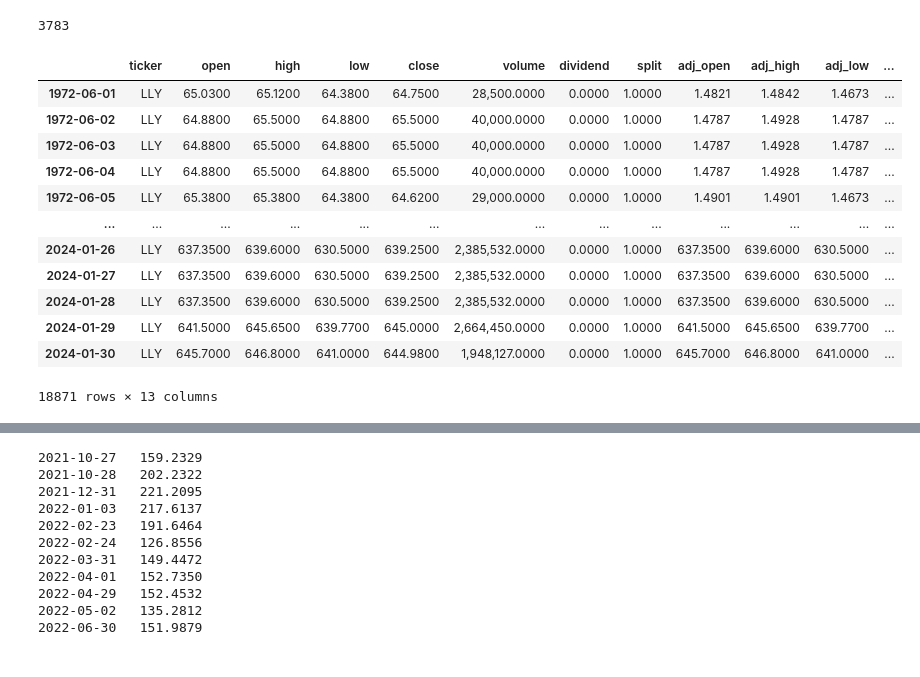
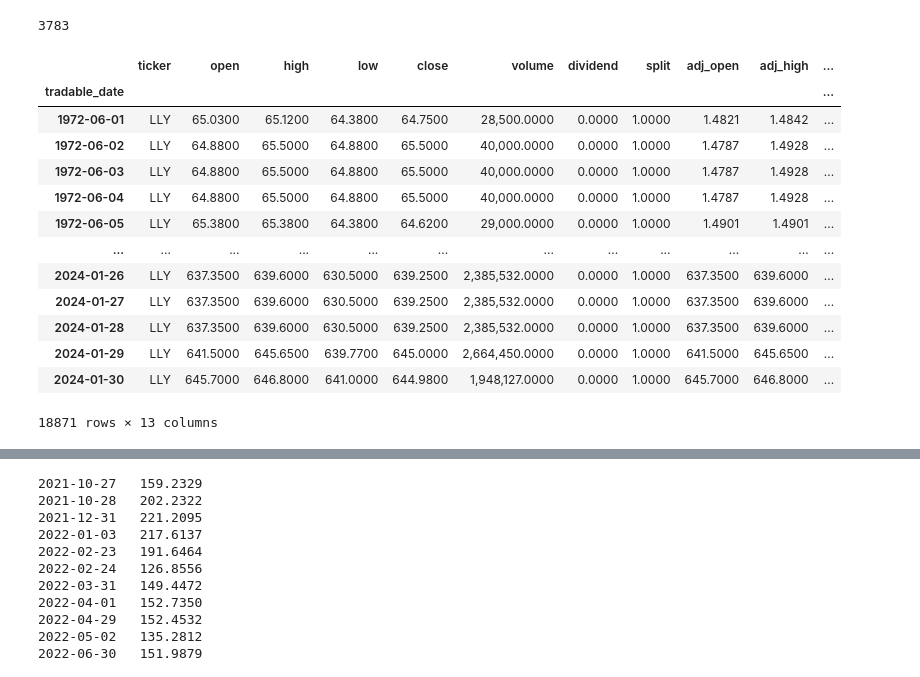
Before and after one commit to MrHumble-Bee/quantitative_trading_strategies, a Jupyter notebook: hw3_financialratioquantiles/hw3_financialratioquantiles.ipynb, the cells around one changed output, grey strips where cells are left out. Saved outputs shown, nothing was run; the diff lists cells and outputs as text; code cells hidden in the pictures.

```diff
--- a/hw3_financialratioquantiles/hw3_financialratioquantiles.ipynb
+++ b/hw3_financialratioquantiles/hw3_financialratioquantiles.ipynb
@@ -33,8 +33,8 @@ plt.style.use('ggplot')
 with open('api_key.txt', 'r') as file:
     API_KEY = file.read().strip()
 
-HOME_DIR = r'/Users/alexhuang/Documents/Academic/FINM 33150'
-# HOME_DIR = r'C:\Users\Alex\Desktop\Academic\UChicago\FINM 33150'
+# HOME_DIR = r'/Users/alexhuang/Documents/Academic/FINM 33150'
+HOME_DIR = r'C:\Users\Alex\Desktop\Academic\UChicago\FINM 33150'
 
 LOWER_DATE = '2016-01-01'
 UPPER_DATE = '2023-06-30'
@@ -624,21 +610,26 @@ len(valid_tickers)
 # %% [output]
 3783
 # %%
-# price_table = price_table.reindex(pd.date_range(start=price_table.index.min(), end=price_table.index.max(), freq='D'))
+if price_table.index.name and price_table.index.name != 'tradable_date':
+    price_table['date'] = pd.to_datetime(price_table['date'], format='%Y-%m-%d')
+    price_table.set_index('date', inplace=True)
+    price_table = price_table.reindex(pd.date_range(start=price_table.index.min(), end=price_table.index.max(), freq='D')).ffill()
+    price_table.index.name = 'tradable_date'
 price_table
 # %% [output]
-|  | ticker | open | high | low | close | volume | dividend | split | adj_open | adj_high | adj_low | ... |
-| 1972-06-01 | LLY | 65.0300 | 65.1200 | 64.3800 | 64.7500 | 28,500.0000 | 0.0000 | 1.0000 | 1.4821 | 1.4842 | 1.4673 | ... |
-| 1972-06-02 | LLY | 64.8800 | 65.5000 | 64.8800 | 65.5000 | 40,000.0000 | 0.0000 | 1.0000 | 1.4787 | 1.4928 | 1.4787 | ... |
-| 1972-06-03 | LLY | 64.8800 | 65.5000 | 64.8800 | 65.5000 | 40,000.0000 | 0.0000 | 1.0000 | 1.4787 | 1.4928 | 1.4787 | ... |
-| 1972-06-04 | LLY | 64.8800 | 65.5000 | 64.8800 | 65.5000 | 40,000.0000 | 0.0000 | 1.0000 | 1.4787 | 1.4928 | 1.4787 | ... |
-| 1972-06-05 | LLY | 65.3800 | 65.3800 | 64.3800 | 64.6200 | 29,000.0000 | 0.0000 | 1.0000 | 1.4901 | 1.4901 | 1.4673 | ... |
-| ... | ... | ... | ... | ... | ... | ... | ... | ... | ... | ... | ... | ... |
-| 2024-01-26 | LLY | 637.3500 | 639.6000 | 630.5000 | 639.2500 | 2,385,532.0000 | 0.0000 | 1.0000 | 637.3500 | 639.6000 | 630.5000 | ... |
-| 2024-01-27 | LLY | 637.3500 | 639.6000 | 630.5000 | 639.2500 | 2,385,532.0000 | 0.0000 | 1.0000 | 637.3500 | 639.6000 | 630.5000 | ... |
-| 2024-01-28 | LLY | 637.3500 | 639.6000 | 630.5000 | 639.2500 | 2,385,532.0000 | 0.0000 | 1.0000 | 637.3500 | 639.6000 | 630.5000 | ... |
-| 2024-01-29 | LLY | 641.5000 | 645.6500 | 639.7700 | 645.0000 | 2,664,450.0000 | 0.0000 | 1.0000 | 641.5000 | 645.6500 | 639.7700 | ... |
-| 2024-01-30 | LLY | 645.7000 | 646.8000 | 641.0000 | 644.9800 | 1,948,127.0000 | 0.0000 | 1.0000 | 645.7000 | 646.8000 | 641.0000 | ... |
+|  | ticker | open | high | low | close | volume | dividend | split | adj_open | adj_high | ... |
+| tradable_date |  |  |  |  |  |  |  |  |  |  | ... |
+| 1972-06-01 | LLY | 65.0300 | 65.1200 | 64.3800 | 64.7500 | 28,500.0000 | 0.0000 | 1.0000 | 1.4821 | 1.4842 | ... |
+| 1972-06-02 | LLY | 64.8800 | 65.5000 | 64.8800 | 65.5000 | 40,000.0000 | 0.0000 | 1.0000 | 1.4787 | 1.4928 | ... |
+| 1972-06-03 | LLY | 64.8800 | 65.5000 | 64.8800 | 65.5000 | 40,000.0000 | 0.0000 | 1.0000 | 1.4787 | 1.4928 | ... |
+| 1972-06-04 | LLY | 64.8800 | 65.5000 | 64.8800 | 65.5000 | 40,000.0000 | 0.0000 | 1.0000 | 1.4787 | 1.4928 | ... |
+| 1972-06-05 | LLY | 65.3800 | 65.3800 | 64.3800 | 64.6200 | 29,000.0000 | 0.0000 | 1.0000 | 1.4901 | 1.4901 | ... |
+| ... | ... | ... | ... | ... | ... | ... | ... | ... | ... | ... | ... |
+| 2024-01-26 | LLY | 637.3500 | 639.6000 | 630.5000 | 639.2500 | 2,385,532.0000 | 0.0000 | 1.0000 | 637.3500 | 639.6000 | ... |
+| 2024-01-27 | LLY | 637.3500 | 639.6000 | 630.5000 | 639.2500 | 2,385,532.0000 | 0.0000 | 1.0000 | 637.3500 | 639.6000 | ... |
+| 2024-01-28 | LLY | 637.3500 | 639.6000 | 630.5000 | 639.2500 | 2,385,532.0000 | 0.0000 | 1.0000 | 637.3500 | 639.6000 | ... |
+| 2024-01-29 | LLY | 641.5000 | 645.6500 | 639.7700 | 645.0000 | 2,664,450.0000 | 0.0000 | 1.0000 | 641.5000 | 645.6500 | ... |
+| 2024-01-30 | LLY | 645.7000 | 646.8000 | 641.0000 | 644.9800 | 1,948,127.0000 | 0.0000 | 1.0000 | 645.7000 | 646.8000 | ... |
 18871 rows × 13 columns
 # %%
 def compute_pe_ratio2():
```
Also changed, not shown: parts of 10 cells of this notebook.
